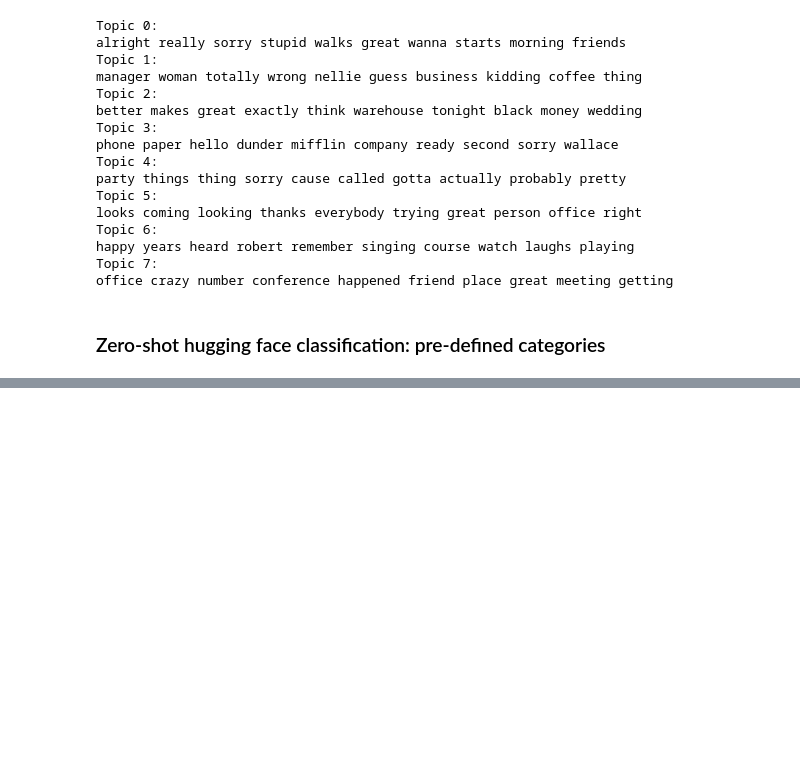
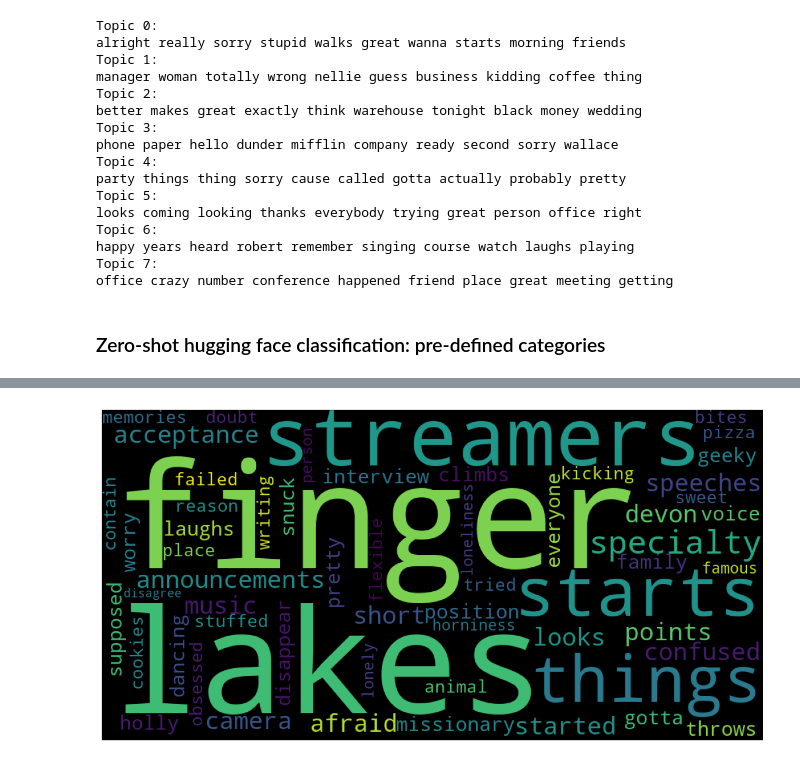
Before and after one commit to shantanu-555/The-Office-Script-Analysis, a Jupyter notebook: elines_notebook.ipynb, the cells around one changed output, grey strips where cells are left out. Drawn from its saved outputs; the diff is of its cells as text; code cells hidden in the pictures; blank space fills up the shorter version.

Commit message:
Code for wordclouds per hugging face category

```diff
--- a/elines_notebook.ipynb
+++ b/elines_notebook.ipynb
@@ -301,0 +302,27 @@ hugging_face_sample
+# %%
+from nltk.tokenize import RegexpTokenizer
+from wordcloud import WordCloud, STOPWORDS
+
+tokenizer = RegexpTokenizer(r'\w+')
+
+def word_cloud_per_category(category):
+    lines_by_category = hugging_face_sample.loc[hugging_face_sample['hugging_face_predicted_topic'] == category, 'line_text']
+    words_by_category = []
+    for line in lines_by_category:
+        words = tokenizer.tokenize(line)
+        words_by_category.extend(words)
+    word_cloud_dict = Counter(words_by_category)
+    wordcloud = WordCloud(width = 1000, height = 500).generate_from_frequencies(word_cloud_dict)
+    plt.figure(figsize=(15,8))
+    plt.imshow(wordcloud)
+    plt.axis("off")
+    plt.show()
+
+#michael_words = [word.lower() for word in michael_words]
+#michael_words = list(filter(lambda x: x not in most_common, michael_words))
+#michael_words = list(filter(lambda x: x not in stopwords, michael_words))
+#michael_words = list(filter(lambda x: len(x) > 2, michael_words))
+# %%
+word_cloud_per_category("fun, party and food")
+# %% [output]
+[figure, added]
```
Also changed, not shown: parts of 5 cells of this notebook.
